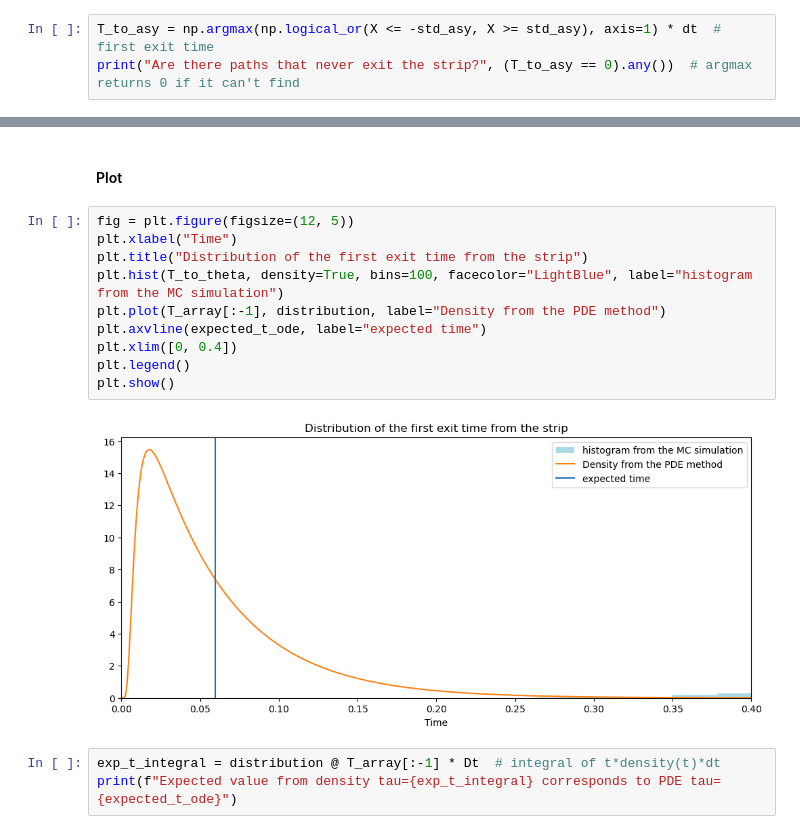
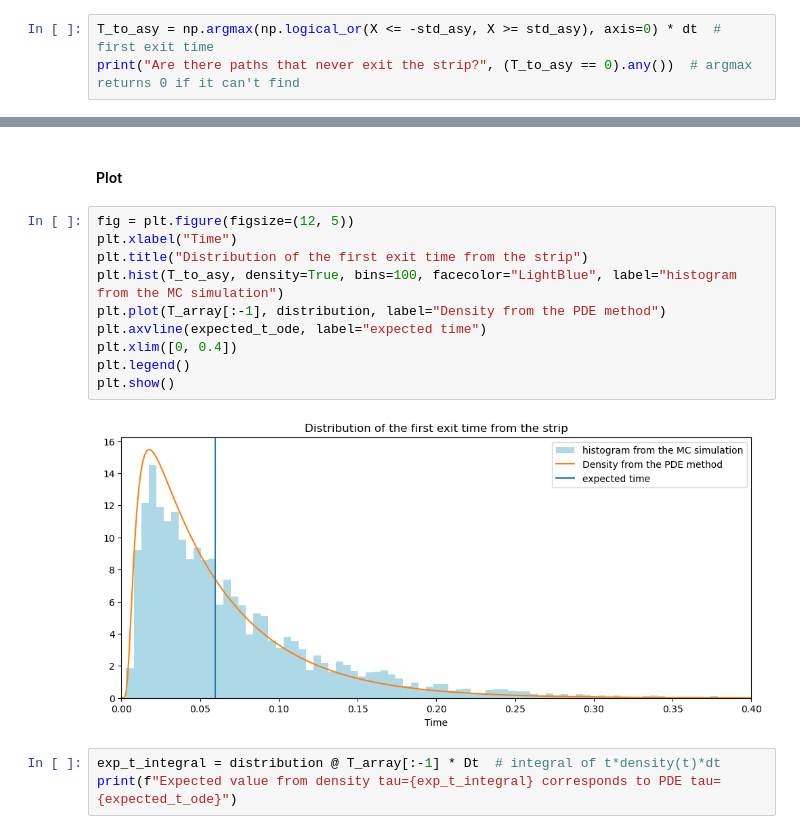
Before and after one commit to cantaro86/Financial-Models-Numerical-Methods, a Jupyter notebook: 6.1 Ornstein-Uhlenbeck process and applications.ipynb, the cells around one changed output, grey strips where cells are left out. Saved outputs shown, nothing was run; the diff lists cells and outputs as text.

```diff
--- a/6.1 Ornstein-Uhlenbeck process and applications.ipynb
+++ b/6.1 Ornstein-Uhlenbeck process and applications.ipynb
@@ -1041,7 +1039,7 @@ What is the expected time to exit this strip?
 
 We can estimate the time using the **Monte Carlo** simulated data, by simply taking the average of the first times the process touches the above or below lines.      (since argmax return zero if it can find a True value, check if there are zeros and if there are, replace them with a high value)
 # %%
-T_to_asy = np.argmax(np.logical_or(X <= -std_asy, X >= std_asy), axis=1) * dt  # first exit time
+T_to_asy = np.argmax(np.logical_or(X <= -std_asy, X >= std_asy), axis=0) * dt  # first exit time
 print("Are there paths that never exit the strip?", (T_to_asy == 0).any())  # argmax returns 0 if it can't find
 # %% [output]
 Are there paths that never exit the strip? False
@@ -1195,15 +1193,15 @@ distribution = (Cumulative[1:] - Cumulative[:-1]) / Dt  # Density
 # %%
 fig = plt.figure(figsize=(12, 5))
 plt.xlabel("Time")
 plt.title("Distribution of the first exit time from the strip")
-plt.hist(T_to_theta, density=True, bins=100, facecolor="LightBlue", label="histogram from the MC simulation")
+plt.hist(T_to_asy, density=True, bins=100, facecolor="LightBlue", label="histogram from the MC simulation")
 plt.plot(T_array[:-1], distribution, label="Density from the PDE method")
 plt.axvline(expected_t_ode, label="expected time")
 plt.xlim([0, 0.4])
 plt.legend()
 plt.show()
 # %% [output]
-[figure, old version]
+[figure, new version]
 # %%
 exp_t_integral = distribution @ T_array[:-1] * Dt  # integral of t*density(t)*dt
 print(f"Expected value from density tau={exp_t_integral} corresponds to PDE tau={expected_t_ode}")
```
Also changed, not shown: parts of 22 cells of this notebook, 5 other files.
